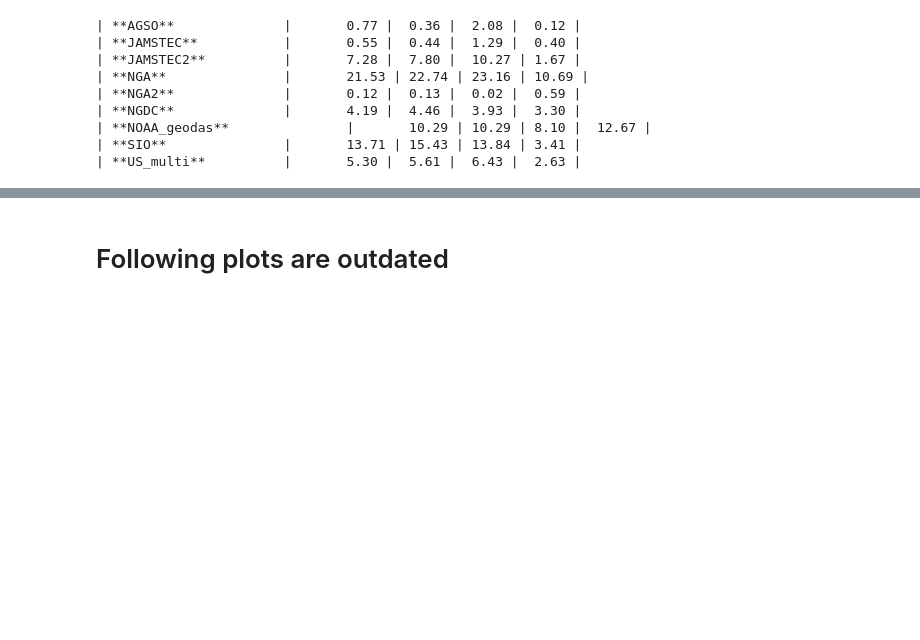
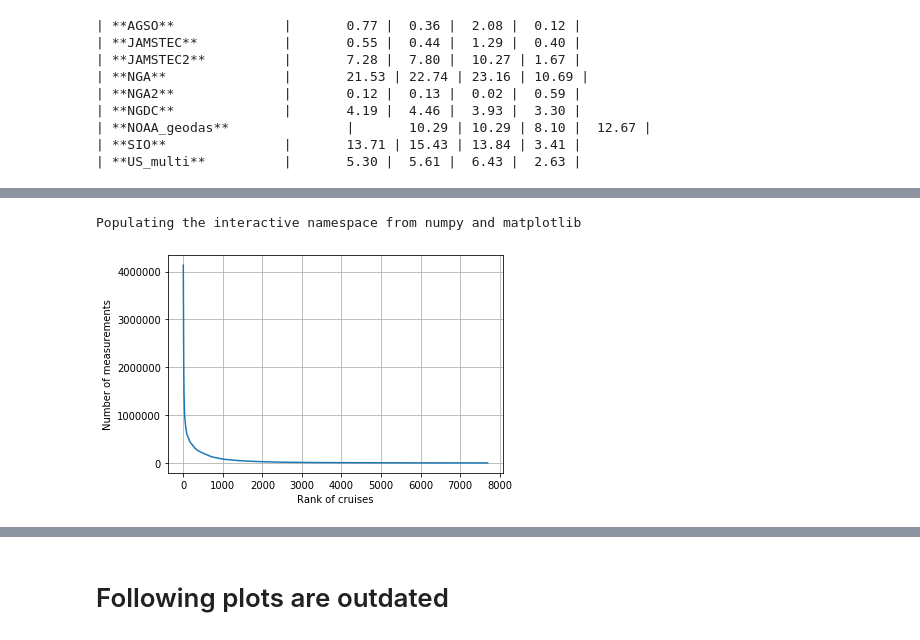
Before and after one commit to arapat/bathymetry-analysis, a Jupyter notebook: data-process/Count-Lines.ipynb, the cells around one changed output, grey strips where cells are left out. Saved outputs shown, nothing was run; the diff lists cells and outputs as text; code cells hidden in the pictures; blank space fills up the shorter version.

```diff
--- a/data-process/Count-Lines.ipynb
+++ b/data-process/Count-Lines.ipynb
@@ -57,6 +56,9 @@ df = pd.DataFrame.from_dict({
 })
 if False:
     df.to_pickle("count-lines.pickle")
+# %%
+if True:
+    df = pd.read_pickle("count-lines.pickle")
 # %%
 df["cruise"] = 1
 # %%
@@ -134,0 +216,12 @@ for region in regions:
+# %%
+%pylab inline
+
+sorted_num_line = sorted(df.num_line, reverse=True)
+# sorted_num_line - number of measurements in each cruise across all regions
+plt.plot(sorted_num_line) #, np.arange(1, len(sorted_num_line) + 1))
+plt.xlabel("Rank of cruises")
+plt.ylabel("Number of measurements")
+plt.grid();
+# %% [output]
+Populating the interactive namespace from numpy and matplotlib
+[figure, added]
```
Also changed, not shown: parts of 8 cells of this notebook.
